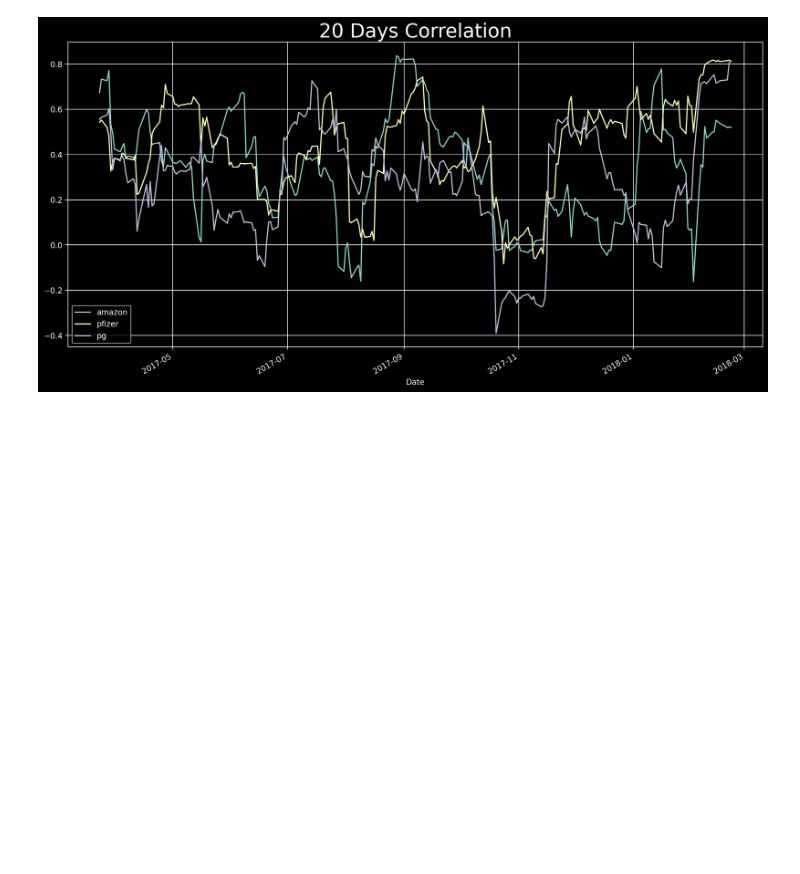
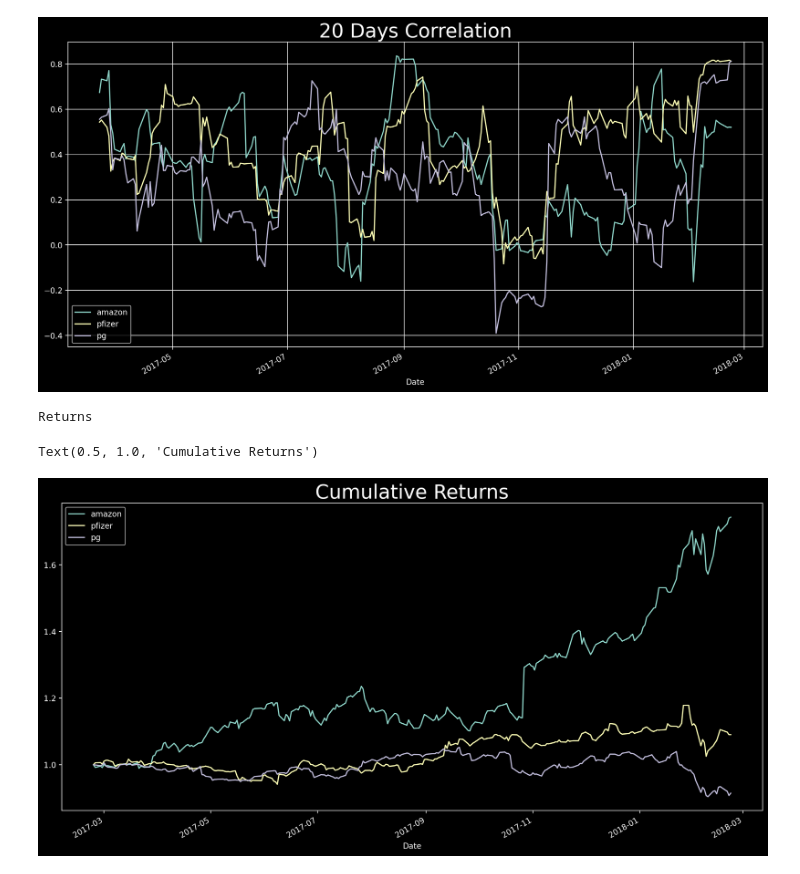
Before and after one commit to rboletcafaro/Time-Series-Forecasting-in-Python, a Jupyter notebook: Time-Series-Forecasting-In-Python.ipynb, the cells around one changed output. Cells and saved outputs as stored; diff of their text form; code cells hidden in the pictures; blank space fills up the shorter version.

Commit message:
Moving Into Financial and Economic Analysis
Looked at returns and installed FREDAPI package to start pulling
economic data and charting.

```diff
--- a/Time-Series-Forecasting-In-Python.ipynb
+++ b/Time-Series-Forecasting-In-Python.ipynb
@@ -262,3 +262,22 @@ ax.set_title("20 Days Correlation", fontsize = 25)
 Dataframe.rolling().corr(benchmark): computes correlation between two time series
 Text(0.5, 1.0, '20 Days Correlation')
 [figure]
+# %%
+## Financial Applications ##
+print("""
+Returns
+""")
+fig = plt.figure(figsize=(16,8))
+ax = fig.add_subplot(1, 1, 1)
+ret_index = (1 + returns).cumprod()
+stocks = ["amazon", "pfizer", "pg"]
+for i in stocks:
+    ret_index[i][0] = 1
+ret_index.tail()
+
+ret_index.plot(ax=ax)
+ax.set_title("Cumulative Returns", fontsize=25)
+# %% [output]
+Returns
+Text(0.5, 1.0, 'Cumulative Returns')
+[figure, added]
```
Also changed, not shown: parts of 3 cells of this notebook.
